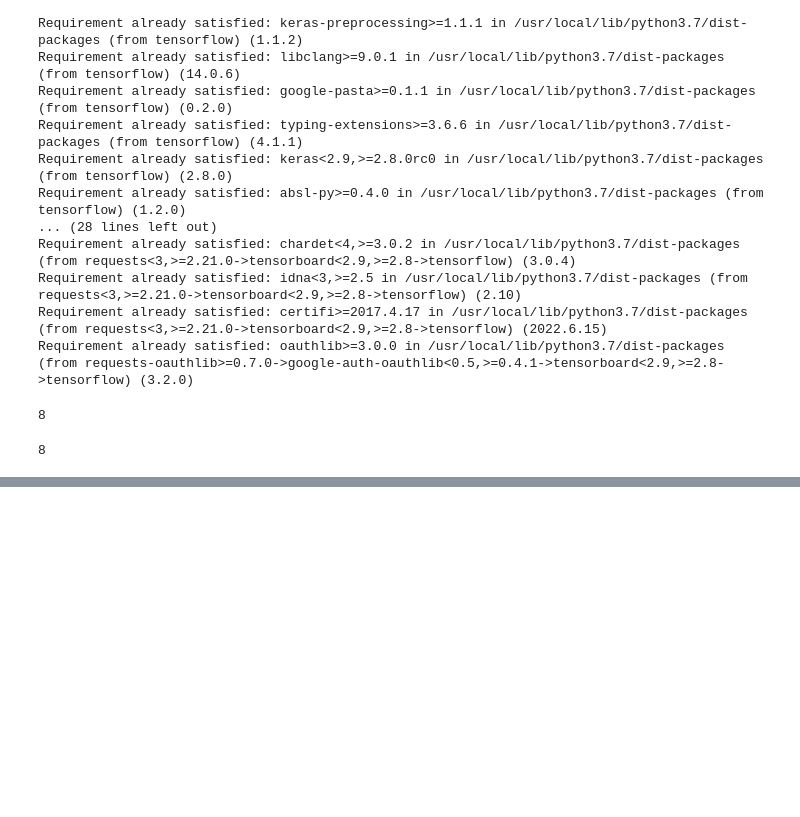
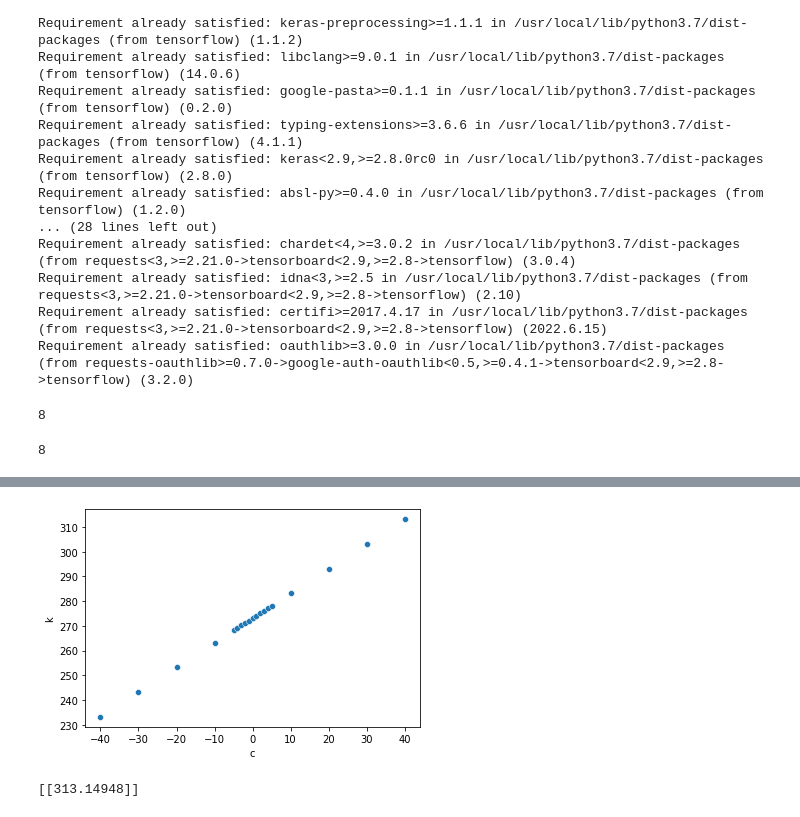
Before and after one commit to VanessaRivas2000/Progra3, a Jupyter notebook: Practicas_Teoricas.ipynb, the cells around one changed output, grey strips where cells are left out. Cells and saved outputs as stored; diff of their text form; code cells hidden in the pictures; blank space fills up the shorter version.

```diff
--- a/Practicas_Teoricas.ipynb
+++ b/Practicas_Teoricas.ipynb
@@ -751,0 +836,3 @@ print(z)
+# %%
+temperaturascelsius = pd.read_csv("/content/temperaturascelsius.csv", sep=";")
+print(temperaturascelsius)
@@ -751,0 +860,10 @@ print(z)
+# %%
+c = temperaturascelsius["c"]
+k = temperaturascelsius["k"]
+# %%
+# Graficar los datos de entrenamiento
+
+sb.scatterplot(c,k)
+plt.show()
+# %% [output]
+[figure, added]
@@ -751,0 +882,7 @@ print(z)
+# %%
+# Probar nuestra IA
+
+resp = modelo.predict([40])
+print(resp)
+# %% [output]
+[[313.14948]]
```
Also changed, not shown: parts of 14 cells of this notebook.
